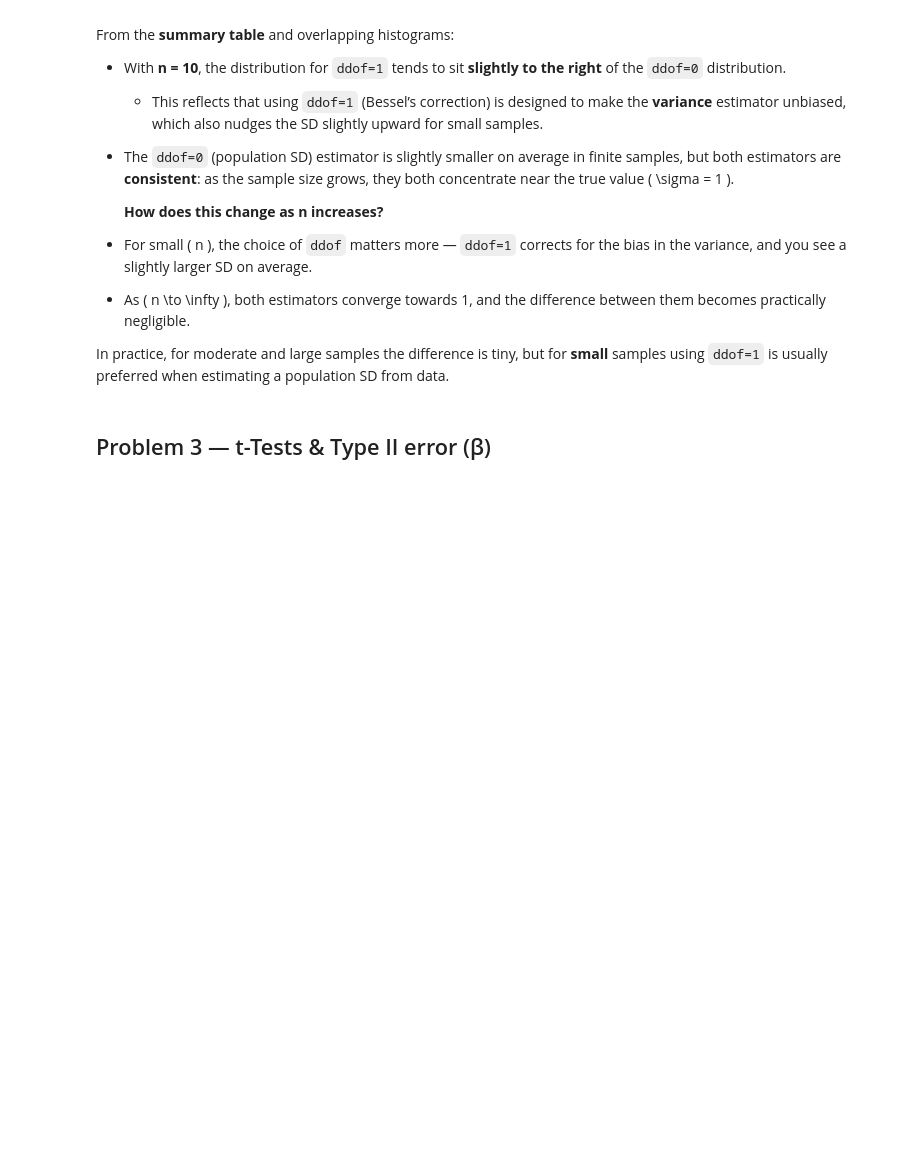
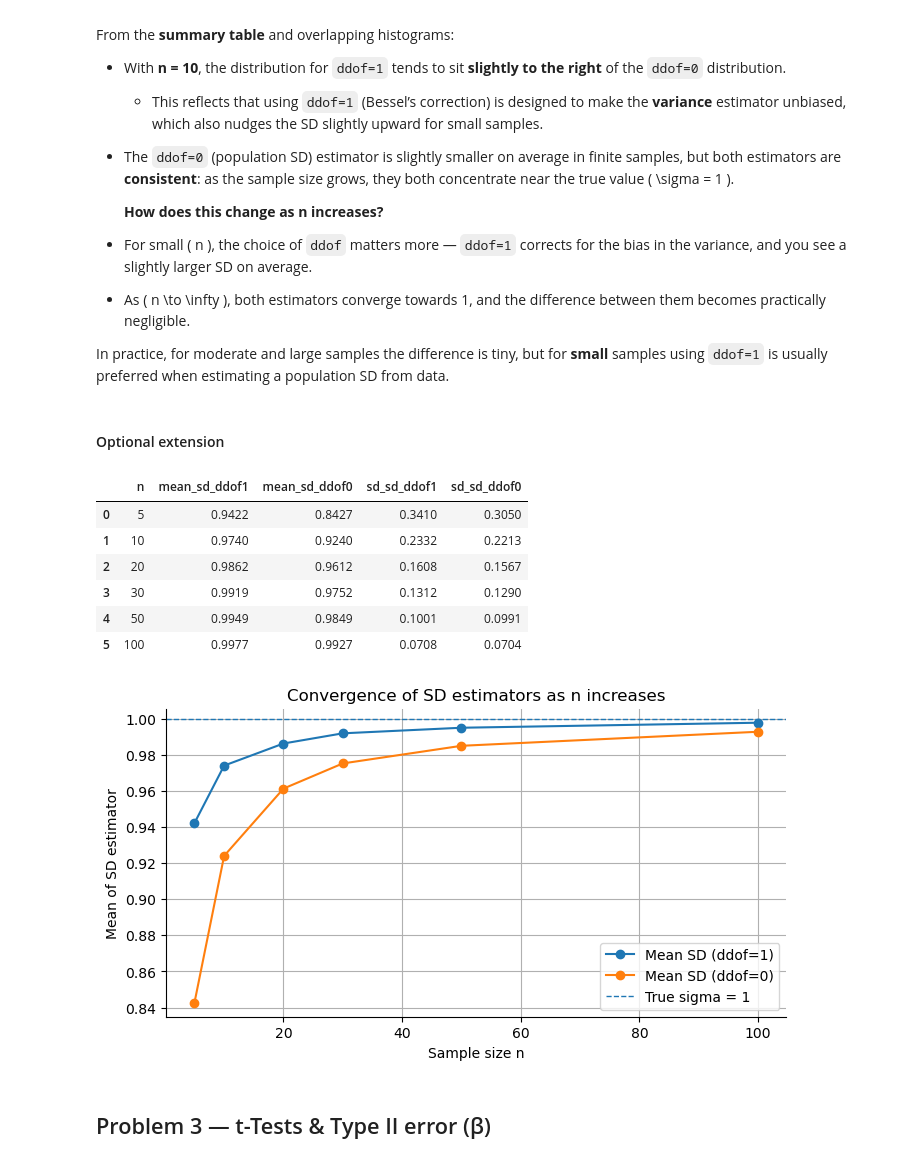
Before and after one commit to hugcamrom/applied-statistics, a Jupyter notebook: problems.ipynb, the cells around one changed output. Saved outputs shown, nothing was run; the diff lists cells and outputs as text; code cells hidden in the pictures; blank space fills up the shorter version.

Commit message:
problem 2 optional extension

```diff
--- a/problems.ipynb
+++ b/problems.ipynb
@@ -304,6 +304,55 @@ From the **summary table** and overlapping histograms:
 
 In practice, for moderate and large samples the difference is tiny, but for **small** samples
 using `ddof=1` is usually preferred when estimating a population SD from data.
+# %% [markdown]
+#### Optional extension
+# %%
+# --- Optional extension: effect of increasing n on SD estimators ----------------------------
+
+def mean_sd_vs_n(n_list=(5, 10, 20, 30, 50, 100), n_sims: int = 50_000):
+    """
+    Compute the mean and variability of both SD estimators for several sample sizes.
+    """
+    rows = []
+    for n in n_list:
+        sd1_n, sd0_n = sds_from_normal(n_sims=n_sims, n=n, seed=SEED + n)
+        rows.append({
+            "n": n,
+            "mean_sd_ddof1": sd1_n.mean(),
+            "mean_sd_ddof0": sd0_n.mean(),
+            "sd_sd_ddof1": sd1_n.std(),
+            "sd_sd_ddof0": sd0_n.std(),
+        })
+    return pd.DataFrame(rows).sort_values("n")
+
+df_n = mean_sd_vs_n()
+
+display(df_n.style.format({
+    "mean_sd_ddof1": "{:.4f}",
+    "mean_sd_ddof0": "{:.4f}",
+    "sd_sd_ddof1": "{:.4f}",
+    "sd_sd_ddof0": "{:.4f}",
+}))
+
+fig, ax = plt.subplots()
+ax.plot(df_n["n"], df_n["mean_sd_ddof1"], marker="o", label="Mean SD (ddof=1)")
+ax.plot(df_n["n"], df_n["mean_sd_ddof0"], marker="o", label="Mean SD (ddof=0)")
+ax.axhline(1.0, linestyle="--", linewidth=1, label="True sigma = 1")
+
+ax.set_xlabel("Sample size n")
+ax.set_ylabel("Mean of SD estimator")
+ax.set_title("Convergence of SD estimators as n increases")
+ax.legend()
+plt.show()
+# %% [output]
+|  | n | mean_sd_ddof1 | mean_sd_ddof0 | sd_sd_ddof1 | sd_sd_ddof0 |
+| 0 | 5 | 0.9422 | 0.8427 | 0.3410 | 0.3050 |
+| 1 | 10 | 0.9740 | 0.9240 | 0.2332 | 0.2213 |
+| 2 | 20 | 0.9862 | 0.9612 | 0.1608 | 0.1567 |
+| 3 | 30 | 0.9919 | 0.9752 | 0.1312 | 0.1290 |
+| 4 | 50 | 0.9949 | 0.9849 | 0.1001 | 0.0991 |
+| 5 | 100 | 0.9977 | 0.9927 | 0.0708 | 0.0704 |
+[figure, added]
 # %% [markdown]
 ## Problem 3 — t-Tests & Type II error (β)
 # %% [markdown]
```
